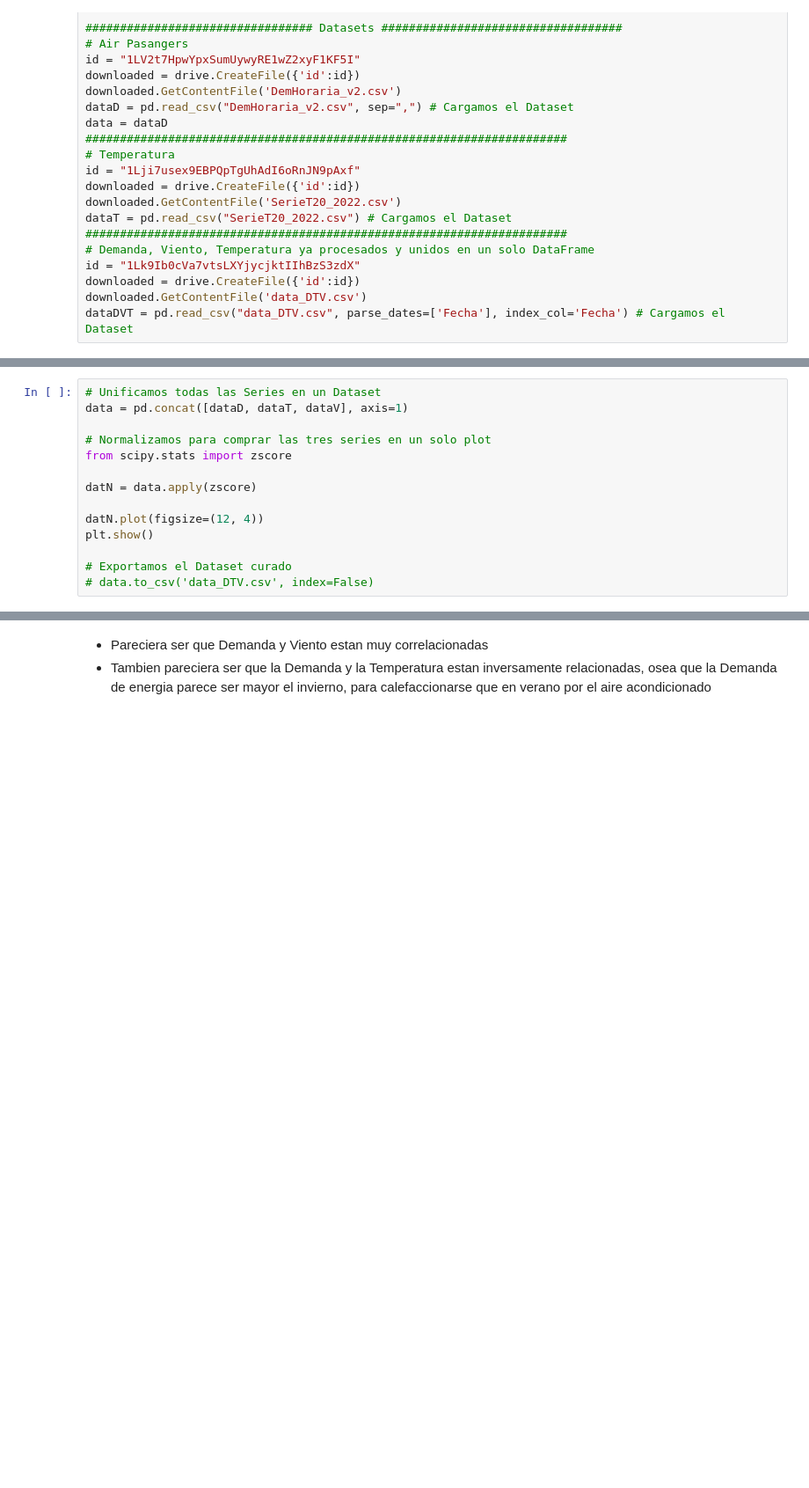
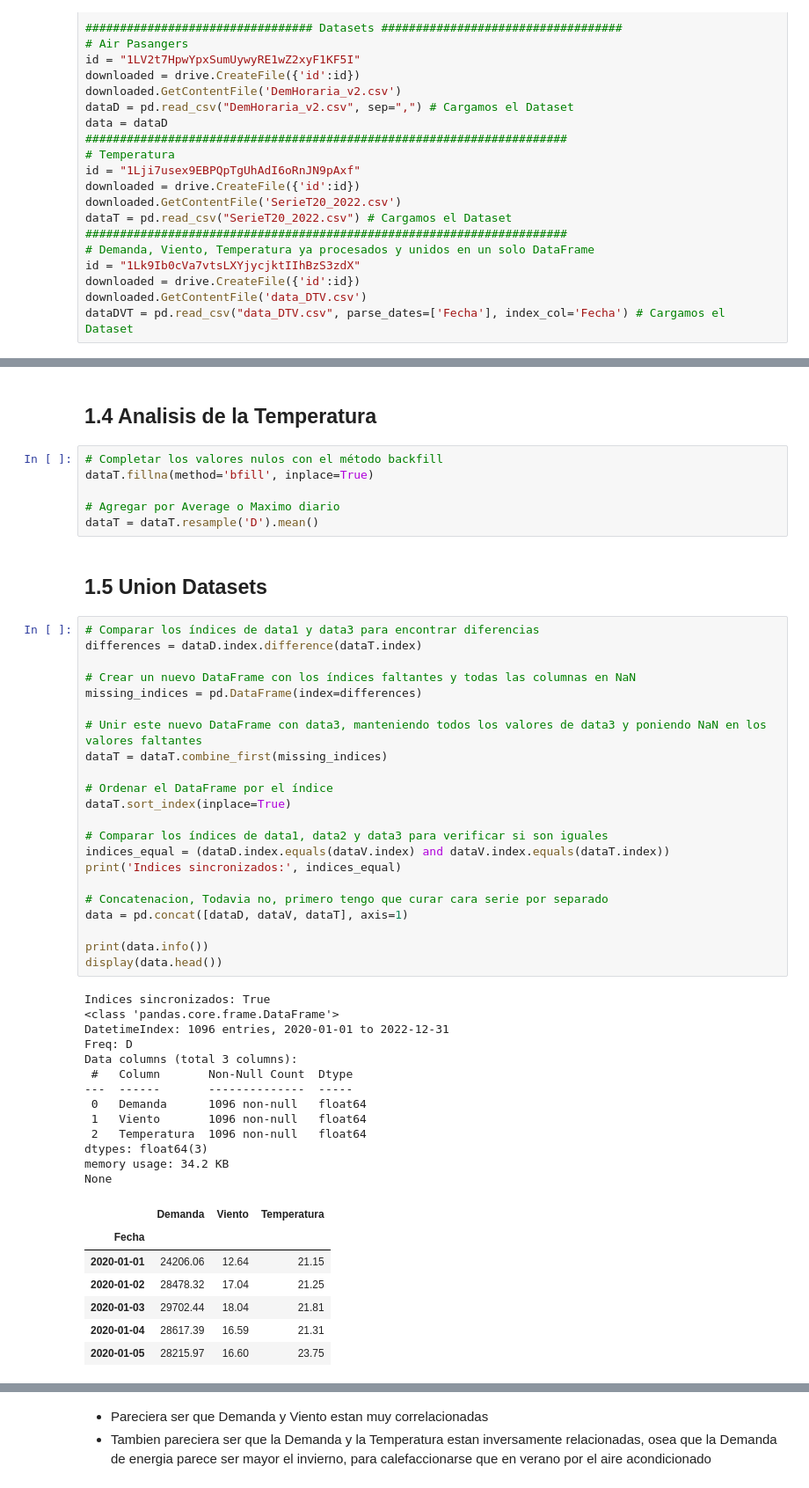
Before and after one commit to AndresMontesDeOca/TimeSeries, a Jupyter notebook: TP1_Ale_v3.ipynb, the cells around one changed output, grey strips where cells are left out. Shown at 88% size. Cells and saved outputs as stored; diff of their text form; blank space fills up the shorter version.

```diff
--- a/TP1_Ale_v3.ipynb
+++ b/TP1_Ale_v3.ipynb
@@ -372,14 +98,0 @@ None
-# %%
-# Unificamos todas las Series en un Dataset
-data = pd.concat([dataD, dataT, dataV], axis=1)
-
-# Normalizamos para comprar las tres series en un solo plot
-from scipy.stats import zscore
-
-datN = data.apply(zscore)
-
-datN.plot(figsize=(12, 4))
-plt.show()
-
-# Exportamos el Dataset curado
-# data.to_csv('data_DTV.csv', index=False)
@@ -387,0 +174,53 @@ plt.show()
+# %% [markdown]
+## 1.4 Analisis de la Temperatura
+# %%
+# Completar los valores nulos con el método backfill
+dataT.fillna(method='bfill', inplace=True)
+
+# Agregar por Average o Maximo diario
+dataT = dataT.resample('D').mean()
+# %% [markdown]
+## 1.5 Union Datasets
+# %%
+# Comparar los índices de data1 y data3 para encontrar diferencias
+differences = dataD.index.difference(dataT.index)
+
+# Crear un nuevo DataFrame con los índices faltantes y todas las columnas en NaN
+missing_indices = pd.DataFrame(index=differences)
+
+# Unir este nuevo DataFrame con data3, manteniendo todos los valores de data3 y poniendo NaN en los valores faltantes
+dataT = dataT.combine_first(missing_indices)
+
+# Ordenar el DataFrame por el índice
+dataT.sort_index(inplace=True)
+
+# Comparar los índices de data1, data2 y data3 para verificar si son iguales
+indices_equal = (dataD.index.equals(dataV.index) and dataV.index.equals(dataT.index))
+print('Indices sincronizados:', indices_equal)
+
+# Concatenacion, Todavia no, primero tengo que curar cara serie por separado
+data = pd.concat([dataD, dataV, dataT], axis=1)
+
+print(data.info())
+display(data.head())
+# %% [output]
+Indices sincronizados: True
+<class 'pandas.core.frame.DataFrame'>
+DatetimeIndex: 1096 entries, 2020-01-01 to 2022-12-31
+Freq: D
+Data columns (total 3 columns):
+ #   Column       Non-Null Count  Dtype
+---  ------       --------------  -----
+ 0   Demanda      1096 non-null   float64
+ 1   Viento       1096 non-null   float64
+ 2   Temperatura  1096 non-null   float64
+dtypes: float64(3)
+memory usage: 34.2 KB
+None
+|  | Demanda | Viento | Temperatura |
+| Fecha |  |  |  |
+| 2020-01-01 | 24206.06 | 12.64 | 21.15 |
+| 2020-01-02 | 28478.32 | 17.04 | 21.25 |
+| 2020-01-03 | 29702.44 | 18.04 | 21.81 |
+| 2020-01-04 | 28617.39 | 16.59 | 21.31 |
+| 2020-01-05 | 28215.97 | 16.60 | 23.75 |
```
Also changed, not shown: parts of 60 cells of this notebook.
